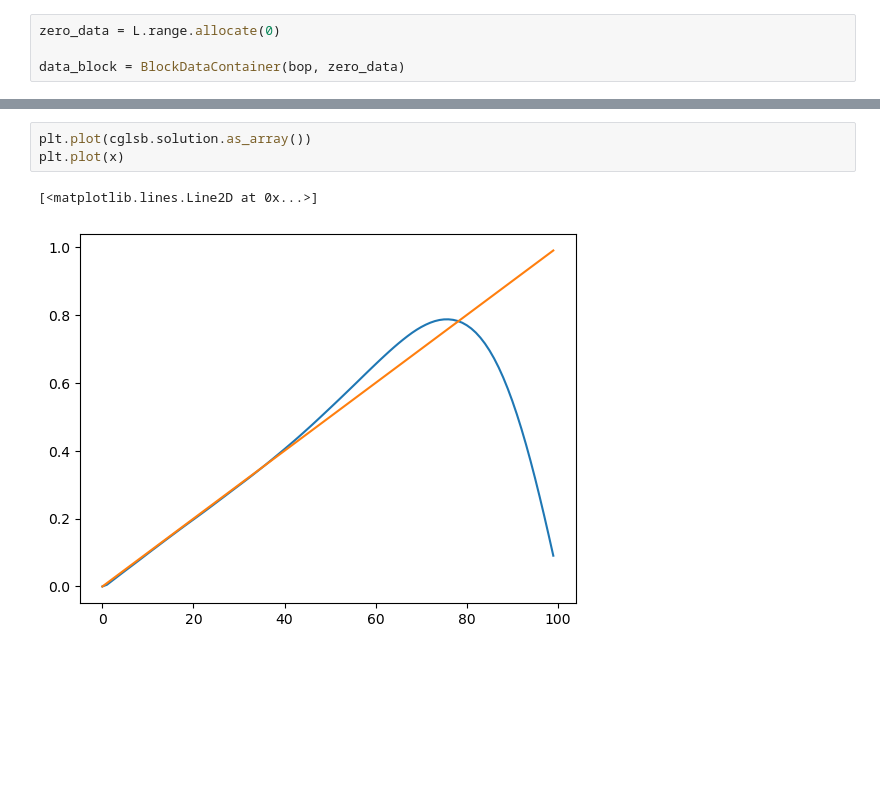
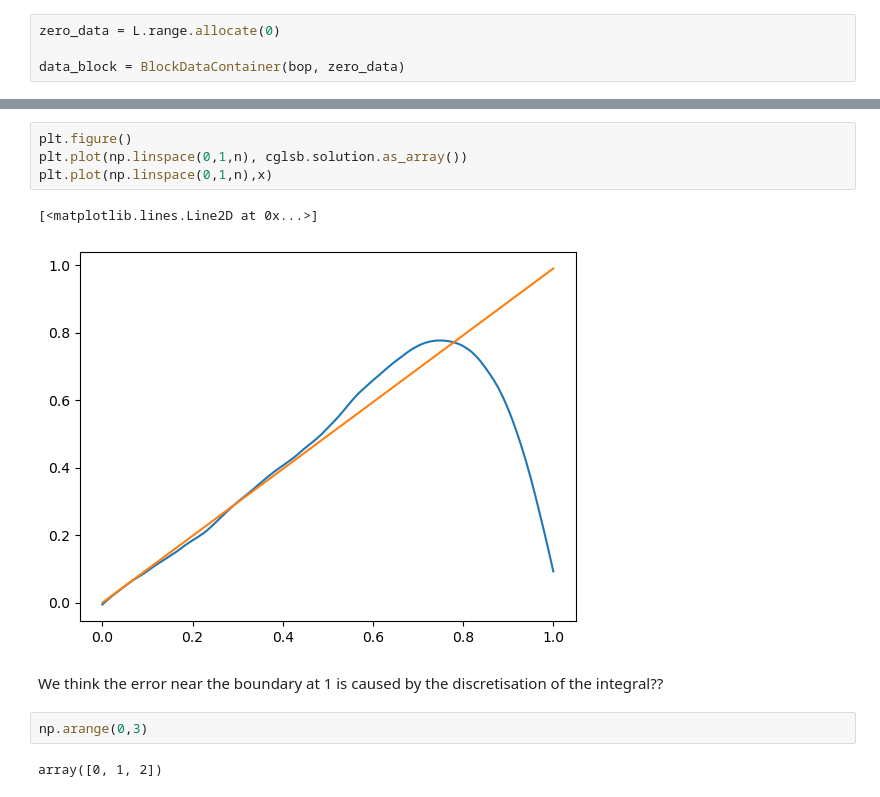
Before and after one commit to TomographicImaging/CIL-User-Showcase, a Jupyter notebook: 1DIP/deriv2_cgls.ipynb, the cells around one changed output, grey strips where cells are left out. Drawn from its saved outputs; the diff is of its cells as text; blank space fills up the shorter version.

```diff
--- a/1DIP/deriv2_cgls.ipynb
+++ b/1DIP/deriv2_cgls.ipynb
@@ -229,7 +227,14 @@ Tolerance is reached: 1e-06
 Stop criterion has been reached.
 # %%
-plt.plot(cglsb.solution.as_array())
-plt.plot(x)
+plt.figure()
+plt.plot(np.linspace(0,1,n), cglsb.solution.as_array())
+plt.plot(np.linspace(0,1,n),x)
 # %% [output]
 [<matplotlib.lines.Line2D at 0x...>]
-[figure, old version]
+[figure, new version]
+# %% [markdown]
+We think the error near the boundary at 1 is caused by the discretisation of the integral??
+# %%
+np.arange(0,3)
+# %% [output]
+array([0, 1, 2])
```
Also changed, not shown: parts of 15 cells of this notebook, 1 other file.
